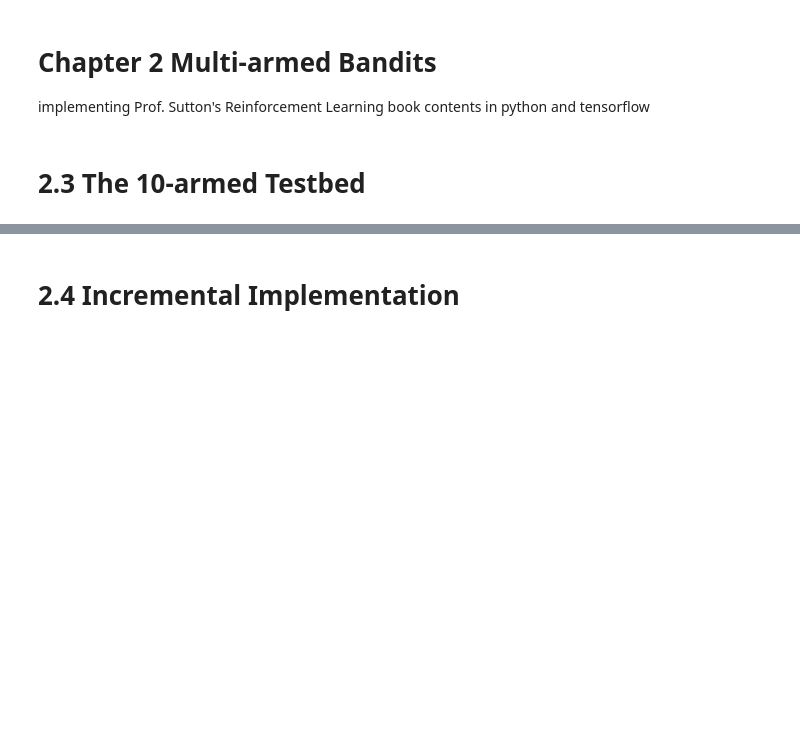
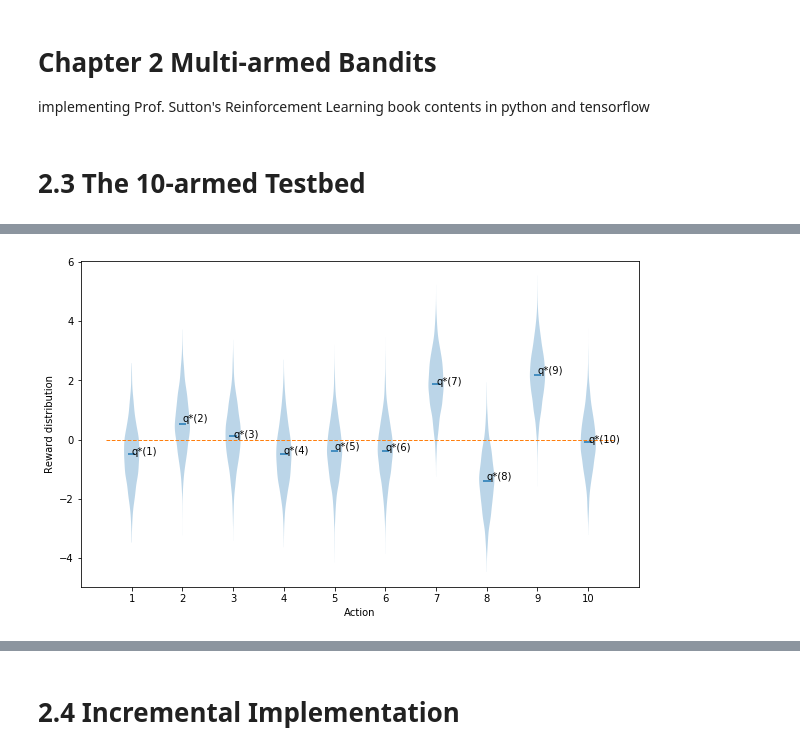
Before and after one commit to Ingenjoy/reinforcement2e, a Jupyter notebook: chapter2/chapter2_yoonforh.ipynb, the cells around one changed output, grey strips where cells are left out. Saved outputs shown, nothing was run; the diff lists cells and outputs as text; code cells hidden in the pictures; blank space fills up the shorter version.

```diff
--- a/chapter2/chapter2_yoonforh.ipynb
+++ b/chapter2/chapter2_yoonforh.ipynb
@@ -10,0 +10,30 @@ implementing Prof. Sutton's Reinforcement Learning book contents in python and t
+# %%
+# Figure 2.1
+
+import matplotlib.pyplot as plt
+import numpy as np
+
+def draw_bandits(q_stars, r_dist) :
+    k = len(q_stars)
+
+    fig = plt.figure(figsize=(10,6))
+    ax = fig.add_subplot(111)
+
+    # plot violin plot
+    ax.violinplot(r_dist,
+                showmeans=False,
+                showmedians=True,
+                showextrema=False,
+                widths=0.3)
+
+    # ax.set_title('Figure 2.1')
+    ax.set_xticks([t + 1 for t in range(k)])
+    ax.set_xticklabels([t + 1 for t in range(k)])
+    for t in range(k) :
+        ax.text(t + 1, q_stars[t], 'q*(' + str(t + 1) + ')')
+
+    ax.set_xlabel('Action')
+    ax.set_ylabel('Reward distribution')
+
+    ax.plot([0.5, 10.5], [0, 0], linestyle='--', linewidth=1)
+    plt.show()
@@ -10,0 +60,8 @@ implementing Prof. Sutton's Reinforcement Learning book contents in python and t
+# %%
+# load saved bandit machines
+
+q_stars, r_dist = pk.load(open('10-armed.p', "rb"))
+
+draw_bandits(q_stars, r_dist)
+# %% [output]
+[figure, added]
```
Also changed, not shown: parts of 11 cells of this notebook.
